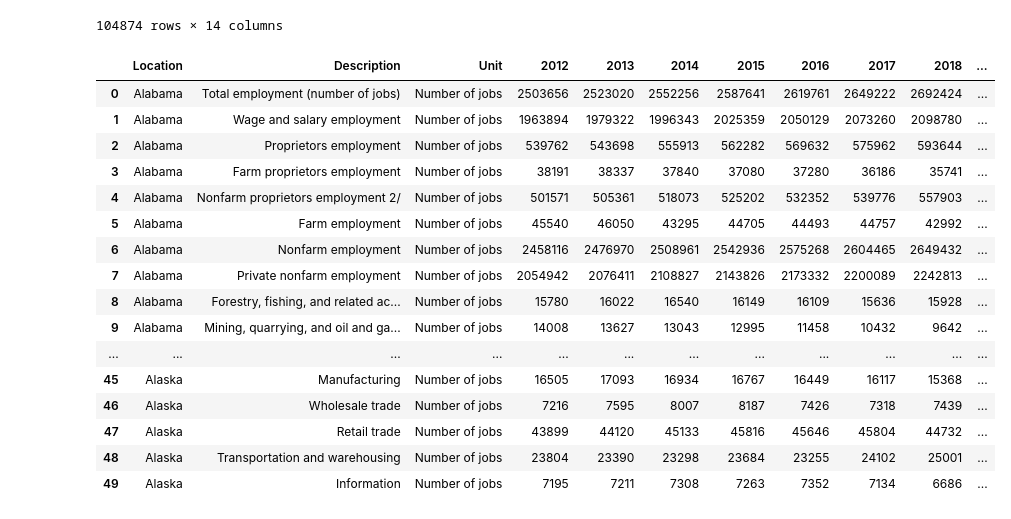
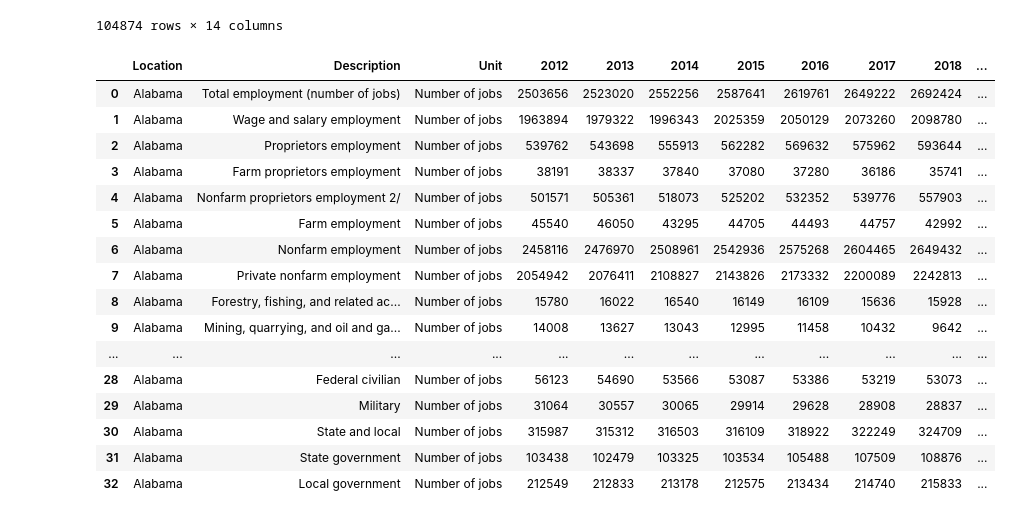
Before and after one commit to Tylerwilliams3644/Bootcamp-Project-1, a Jupyter notebook: Working Code/Employment/Employment.ipynb, the cells around one changed output. Cells and saved outputs as stored; diff of their text form; code cells hidden in the pictures.

Commit message:
employment jobs separated

```diff
--- a/Working Code/Employment/Employment.ipynb
+++ b/Working Code/Employment/Employment.ipynb
@@ -59,26 +59,27 @@ display(employment_df)
 # %%
 desired_states = ["Alabama", "Alaska", "Arizona", "Arkansas","California","Colorado","Connecticut","Delaware","Florida","Georgia","Hawaii","Idaho","Illinois","Indiana","Iowa","Kansas","Kentucky","Louisiana","Maine","Maryland","Massachusetts","Michigan","Minnesota","Mississippi","Missouri","Montana","Nebraska","Nevada","New Hampshire","New Jersey","New Mexico","New York","North Carolina","North Dakota","Ohio","Oklahoma","Oregon","Pennsylvania","Rhode Island","South Carolina","South Dakota","Tennessee","Texas","Utah","Vermont","Virginia","Washington","West Virginia","Wisconsin","Wyoming"]
 
 employment_by_state = employment_df.loc[employment_df["Location"].isin(desired_states)]
 employment_by_state = employment_by_state.reset_index(drop = True)
+employment_by_state["Description"] = employment_by_state["Description"].str.strip()
 
 
-employment_by_state.head(50)
+employment_by_state.head(33)
 # %% [output]
 |  | Location | Description | Unit | 2012 | 2013 | 2014 | 2015 | 2016 | 2017 | 2018 | ... |
 | 0 | Alabama | Total employment (number of jobs) | Number of jobs | 2503656 | 2523020 | 2552256 | 2587641 | 2619761 | 2649222 | 2692424 | ... |
 | 1 | Alabama | Wage and salary employment | Number of jobs | 1963894 | 1979322 | 1996343 | 2025359 | 2050129 | 2073260 | 2098780 | ... |
 | 2 | Alabama | Proprietors employment | Number of jobs | 539762 | 543698 | 555913 | 562282 | 569632 | 575962 | 593644 | ... |
 | 3 | Alabama | Farm proprietors employment | Number of jobs | 38191 | 38337 | 37840 | 37080 | 37280 | 36186 | 35741 | ... |
 | 4 | Alabama | Nonfarm proprietors employment 2/ | Number of jobs | 501571 | 505361 | 518073 | 525202 | 532352 | 539776 | 557903 | ... |
 | 5 | Alabama | Farm employment | Number of jobs | 45540 | 46050 | 43295 | 44705 | 44493 | 44757 | 42992 | ... |
 | 6 | Alabama | Nonfarm employment | Number of jobs | 2458116 | 2476970 | 2508961 | 2542936 | 2575268 | 2604465 | 2649432 | ... |
 | 7 | Alabama | Private nonfarm employment | Number of jobs | 2054942 | 2076411 | 2108827 | 2143826 | 2173332 | 2200089 | 2242813 | ... |
 | 8 | Alabama | Forestry, fishing, and related ac... | Number of jobs | 15780 | 16022 | 16540 | 16149 | 16109 | 15636 | 15928 | ... |
 | 9 | Alabama | Mining, quarrying, and oil and ga... | Number of jobs | 14008 | 13627 | 13043 | 12995 | 11458 | 10432 | 9642 | ... |
 | ... | ... | ... | ... | ... | ... | ... | ... | ... | ... | ... | ... |
-| 45 | Alaska | Manufacturing | Number of jobs | 16505 | 17093 | 16934 | 16767 | 16449 | 16117 | 15368 | ... |
-| 46 | Alaska | Wholesale trade | Number of jobs | 7216 | 7595 | 8007 | 8187 | 7426 | 7318 | 7439 | ... |
-| 47 | Alaska | Retail trade | Number of jobs | 43899 | 44120 | 45133 | 45816 | 45646 | 45804 | 44732 | ... |
-| 48 | Alaska | Transportation and warehousing | Number of jobs | 23804 | 23390 | 23298 | 23684 | 23255 | 24102 | 25001 | ... |
-| 49 | Alaska | Information | Number of jobs | 7195 | 7211 | 7308 | 7263 | 7352 | 7134 | 6686 | ... |
+| 28 | Alabama | Federal civilian | Number of jobs | 56123 | 54690 | 53566 | 53087 | 53386 | 53219 | 53073 | ... |
+| 29 | Alabama | Military | Number of jobs | 31064 | 30557 | 30065 | 29914 | 29628 | 28908 | 28837 | ... |
+| 30 | Alabama | State and local | Number of jobs | 315987 | 315312 | 316503 | 316109 | 318922 | 322249 | 324709 | ... |
+| 31 | Alabama | State government | Number of jobs | 103438 | 102479 | 103325 | 103534 | 105488 | 107509 | 108876 | ... |
+| 32 | Alabama | Local government | Number of jobs | 212549 | 212833 | 213178 | 212575 | 213434 | 214740 | 215833 | ... |
```
Also changed, not shown: parts of 29 cells of this notebook, 1 other file.
